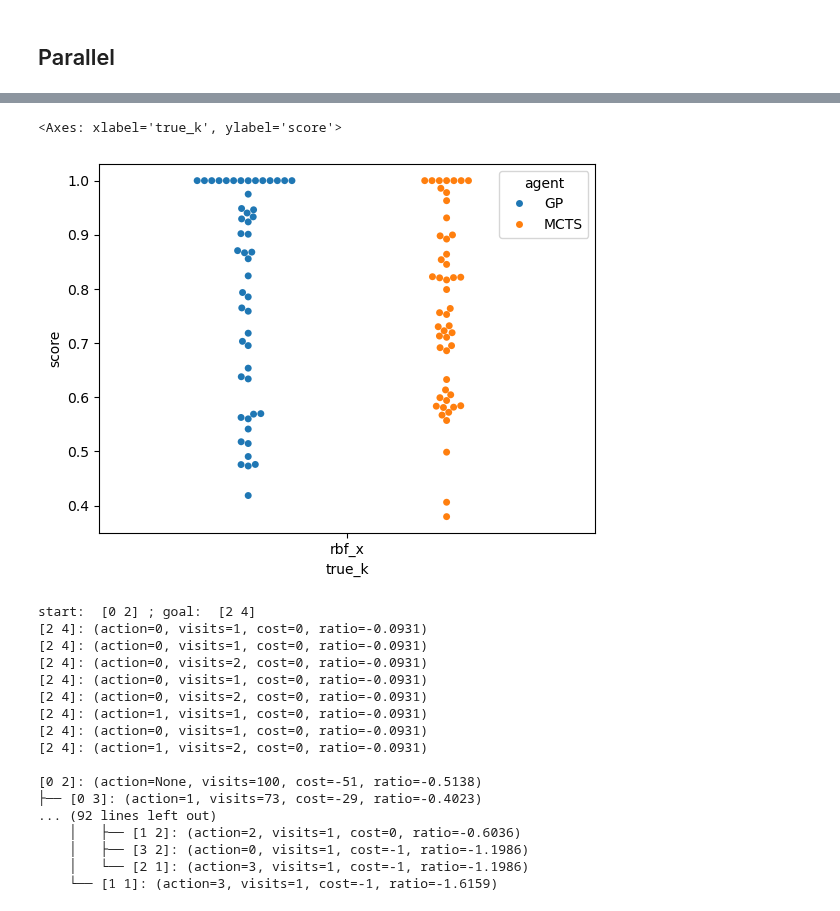
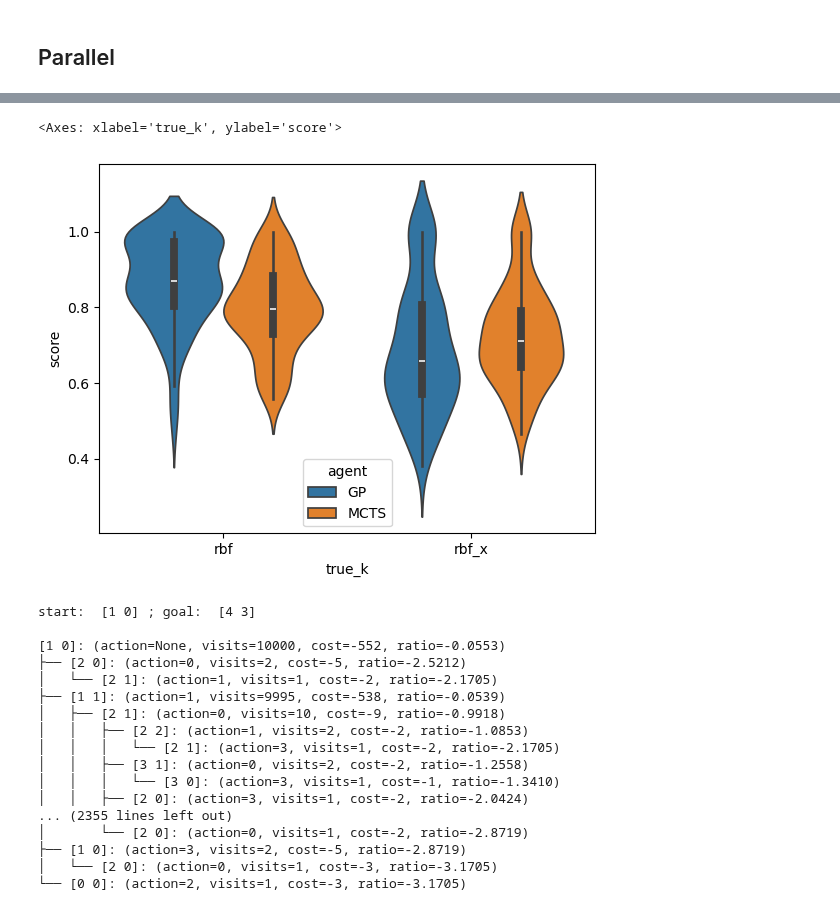
Before and after one commit to tgham/context_exploration, a Jupyter notebook: GP_worlds.ipynb, the cells around one changed output, grey strips where cells are left out. Drawn from its saved outputs; the diff is of its cells as text; code cells hidden in the pictures.

Commit message:
some good tree analysis

```diff
--- a/GP_worlds.ipynb
+++ b/GP_worlds.ipynb
@@ -1120,9 +1117,9 @@ sns.lineplot(data = df_sim, x = 'episode', y = 'RPE', hue = 'true_k', style = 'a
 # %%
 # sns.swarmplot(data = df_sim, x = 'true_k', y = 'score', hue = 'agent')
-sns.swarmplot(data = df_sim, x = 'true_k', y = 'score', hue = 'agent', dodge=True)
+sns.violinplot(data = df_sim, x = 'true_k', y = 'score', hue = 'agent', dodge=True)
 # %% [output]
 <Axes: xlabel='true_k', ylabel='score'>
-[figure, old version]
+[figure, new version]
 # %%
 N=5
 env = make_env(N, params, metric, true_k, inf_k, render_mode='plot', r_noise=r_noise)
@@ -1136,25 +1133,25 @@ tree = Tree()
 MCTS = MonteCarloTreeSearch(env=env_copy, tree=tree)
 assert MCTS.env.sim == True
 assert env_copy.sim==True
-n_trees = 100
-action = MCTS.search(tree, goal, n_trees)
+n_trees = 10000
+action = MCTS.search(tree, n_trees)
 print()
-MCTS.tree.show()
+# MCTS.tree.show()
 # %% [output]
-start:  [0 2] ; goal:  [2 4]
-[2 4]: (action=0, visits=1, cost=0, ratio=-0.0931)
-[2 4]: (action=0, visits=1, cost=0, ratio=-0.0931)
-[2 4]: (action=0, visits=2, cost=0, ratio=-0.0931)
-[2 4]: (action=0, visits=1, cost=0, ratio=-0.0931)
-[2 4]: (action=0, visits=2, cost=0, ratio=-0.0931)
-[2 4]: (action=1, visits=1, cost=0, ratio=-0.0931)
-[2 4]: (action=0, visits=1, cost=0, ratio=-0.0931)
-[2 4]: (action=1, visits=2, cost=0, ratio=-0.0931)
+start:  [1 0] ; goal:  [4 3]
 
-[0 2]: (action=None, visits=100, cost=-51, ratio=-0.5138)
-├── [0 3]: (action=1, visits=73, cost=-29, ratio=-0.4023)
-... (92 lines left out)
-    │   ├── [1 2]: (action=2, visits=1, cost=0, ratio=-0.6036)
-    │   ├── [3 2]: (action=0, visits=1, cost=-1, ratio=-1.1986)
-    │   └── [2 1]: (action=3, visits=1, cost=-1, ratio=-1.1986)
-    └── [1 1]: (action=3, visits=1, cost=-1, ratio=-1.6159)
+[1 0]: (action=None, visits=10000, cost=-552, ratio=-0.0553)
+├── [2 0]: (action=0, visits=2, cost=-5, ratio=-2.5212)
+│   └── [2 1]: (action=1, visits=1, cost=-2, ratio=-2.1705)
+├── [1 1]: (action=1, visits=9995, cost=-538, ratio=-0.0539)
+│   ├── [2 1]: (action=0, visits=10, cost=-9, ratio=-0.9918)
+│   │   ├── [2 2]: (action=1, visits=2, cost=-2, ratio=-1.0853)
+│   │   │   └── [2 1]: (action=3, visits=1, cost=-2, ratio=-2.1705)
+│   │   ├── [3 1]: (action=0, visits=2, cost=-2, ratio=-1.2558)
+│   │   │   └── [3 0]: (action=3, visits=1, cost=-1, ratio=-1.3410)
+│   │   ├── [2 0]: (action=3, visits=1, cost=-2, ratio=-2.0424)
+... (2355 lines left out)
+│       └── [2 0]: (action=0, visits=1, cost=-2, ratio=-2.8719)
+├── [1 0]: (action=3, visits=2, cost=-5, ratio=-2.8719)
+│   └── [2 0]: (action=0, visits=1, cost=-3, ratio=-3.1705)
+└── [0 0]: (action=2, visits=1, cost=-3, ratio=-3.1705)
```
Also changed, not shown: parts of 10 cells of this notebook.
